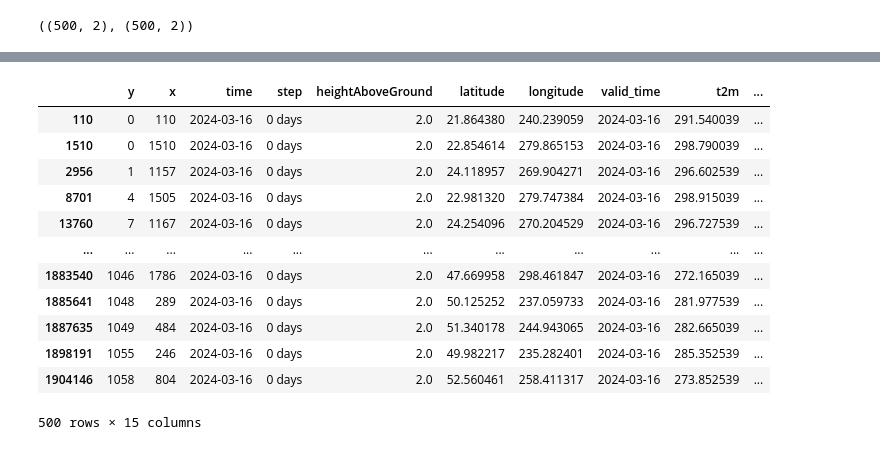
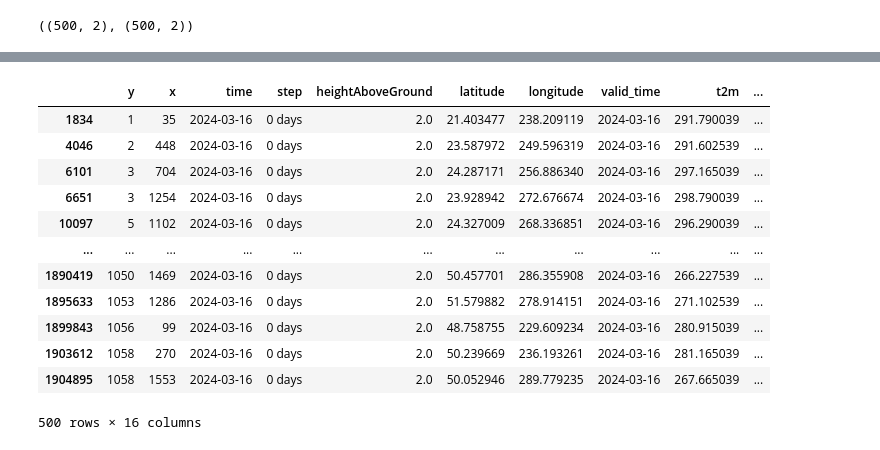
Before and after one commit to blaylockbk/Herbie, a Jupyter notebook: docs/user_guide/_bonus_notebooks/BallTree.ipynb, the cells around one changed output, grey strips where cells are left out. Cells and saved outputs as stored; diff of their text form; code cells hidden in the pictures.

```diff
--- a/docs/user_guide/_bonus_notebooks/BallTree.ipynb
+++ b/docs/user_guide/_bonus_notebooks/BallTree.ipynb
@@ -107,10 +75,11 @@ def nearest_neighbor(
 
     # Path to the pickled BallTree objected for the model.
     pkl_BallTree_file = (
-        Path(herbie.__file__).parent
+        herbie.config["default"]["save_dir"]
         / "BallTree"
         / f"{ds.model}_{ds.x.size}-{ds.y.size}.pkl"
     )
+    pkl_BallTree_file.parent.mkdir(parents=True, exist_ok=True)
 
     if pkl_BallTree_file.exists() and not replant_tree:
         with open(pkl_BallTree_file, "rb") as f:
@@ -262,13 +219,15 @@ df_grid_radians
 # %%
-# -------------------------
-# Get/Build BallTree Object
+# -----------------------------
+# Build or load BallTree object
 
 # Path to the pickled BallTree objected for the model.
 pkl_BallTree_file = (
-    Path(herbie.__file__).parent
+    herbie.config["default"]["save_dir"]
     / "BallTree"
     / f"{ds.model}_{ds.x.size}-{ds.y.size}.pkl"
 )
+pkl_BallTree_file.parent.mkdir(parents=True, exist_ok=True)
+
 
 if pkl_BallTree_file.exists() and not replant_tree:
     with open(pkl_BallTree_file, "rb") as f:
@@ -330,8 +258,12 @@ np.shape(dist), np.shape(ind)
 # %% [output]
 ((500, 2), (500, 2))
 # %%
+# ------------------------------------------
+# Unpack results into the "points" dataframe
 for i in range(np.shape(dist)[1]):
-    points[f"k{i}_distance"] = dist[:, i] * 6371  # Multiply by Earth radius
+    points[f"k{i}_distance_km"] = (
+        dist[:, i] * 6371
+    )  # Multiply by Earth radius (results in km)
     points[f"k{i}_index"] = ind[:, i]
 points
 # %% [output]
@@ -370,0 +332,19 @@ ds_t2m
+# %%
+# Only select Dataset variable that have x and y dimension
+ds_xy = ds.drop_vars([i for i in ds if ds[i].dims != ("y", "x")])
+
+# TODO: THIS DOES NOT GIVE THE CORRECT ANSWER. NEEDS WORK.
+# We need to reduce the data we convert to Pandas, so we'll only select
+# but the xy coodinate that we want matched. Also need to preserve the
+# index, that's why we save x and y dim as coordinates.
+# ds_xy["x"] = ds_xy.x
+# ds_xy["y"] = ds_xy.y
+# points2 = points.reset_index()
+# ds_xy = ds_xy.isel(x=points2.x, y=points2.y)
+# ^this still gets us more than we want. We'll convert this to Pandas
+# and do an inner join to reduce it to the points we requested.
+
+
+# Convert that do a DataFrame
+df_xy = ds_xy.to_dataframe().reset_index()
+df_xy
@@ -371,5 +365,4 @@ ds_t2m
 # %%
 %%time
-# TODO: Polars may this join faster? But do I want to add a dependency to Herbie?
-ds_t2m.join(points.set_index("k0_index"), rsuffix="_point", how="inner")
+df_xy.join(points.set_index("k0_index"), rsuffix="_point", how="inner")
 # %% [output]
@@ -378,13 +371,13 @@ Wall time: 18.9 ms
 |  | y | x | time | step | heightAboveGround | latitude | longitude | valid_time | t2m | ... |
-| 110 | 0 | 110 | 2024-03-16 | 0 days | 2.0 | 21.864380 | 240.239059 | 2024-03-16 | 291.540039 | ... |
-| 1510 | 0 | 1510 | 2024-03-16 | 0 days | 2.0 | 22.854614 | 279.865153 | 2024-03-16 | 298.790039 | ... |
-| 2956 | 1 | 1157 | 2024-03-16 | 0 days | 2.0 | 24.118957 | 269.904271 | 2024-03-16 | 296.602539 | ... |
-| 8701 | 4 | 1505 | 2024-03-16 | 0 days | 2.0 | 22.981320 | 279.747384 | 2024-03-16 | 298.915039 | ... |
-| 13760 | 7 | 1167 | 2024-03-16 | 0 days | 2.0 | 24.254096 | 270.204529 | 2024-03-16 | 296.727539 | ... |
+| 1834 | 1 | 35 | 2024-03-16 | 0 days | 2.0 | 21.403477 | 238.209119 | 2024-03-16 | 291.790039 | ... |
+| 4046 | 2 | 448 | 2024-03-16 | 0 days | 2.0 | 23.587972 | 249.596319 | 2024-03-16 | 291.602539 | ... |
+| 6101 | 3 | 704 | 2024-03-16 | 0 days | 2.0 | 24.287171 | 256.886340 | 2024-03-16 | 297.165039 | ... |
+| 6651 | 3 | 1254 | 2024-03-16 | 0 days | 2.0 | 23.928942 | 272.676674 | 2024-03-16 | 298.790039 | ... |
+| 10097 | 5 | 1102 | 2024-03-16 | 0 days | 2.0 | 24.327009 | 268.336851 | 2024-03-16 | 296.290039 | ... |
 | ... | ... | ... | ... | ... | ... | ... | ... | ... | ... | ... |
-| 1883540 | 1046 | 1786 | 2024-03-16 | 0 days | 2.0 | 47.669958 | 298.461847 | 2024-03-16 | 272.165039 | ... |
-| 1885641 | 1048 | 289 | 2024-03-16 | 0 days | 2.0 | 50.125252 | 237.059733 | 2024-03-16 | 281.977539 | ... |
-| 1887635 | 1049 | 484 | 2024-03-16 | 0 days | 2.0 | 51.340178 | 244.943065 | 2024-03-16 | 282.665039 | ... |
-| 1898191 | 1055 | 246 | 2024-03-16 | 0 days | 2.0 | 49.982217 | 235.282401 | 2024-03-16 | 285.352539 | ... |
-| 1904146 | 1058 | 804 | 2024-03-16 | 0 days | 2.0 | 52.560461 | 258.411317 | 2024-03-16 | 273.852539 | ... |
+| 1890419 | 1050 | 1469 | 2024-03-16 | 0 days | 2.0 | 50.457701 | 286.355908 | 2024-03-16 | 266.227539 | ... |
+| 1895633 | 1053 | 1286 | 2024-03-16 | 0 days | 2.0 | 51.579882 | 278.914151 | 2024-03-16 | 271.102539 | ... |
+| 1899843 | 1056 | 99 | 2024-03-16 | 0 days | 2.0 | 48.758755 | 229.609234 | 2024-03-16 | 280.915039 | ... |
+| 1903612 | 1058 | 270 | 2024-03-16 | 0 days | 2.0 | 50.239669 | 236.193261 | 2024-03-16 | 281.165039 | ... |
+| 1904895 | 1058 | 1553 | 2024-03-16 | 0 days | 2.0 | 50.052946 | 289.779235 | 2024-03-16 | 267.665039 | ... |
-500 rows × 15 columns
+500 rows × 16 columns
```
Also changed, not shown: parts of 19 cells of this notebook.
